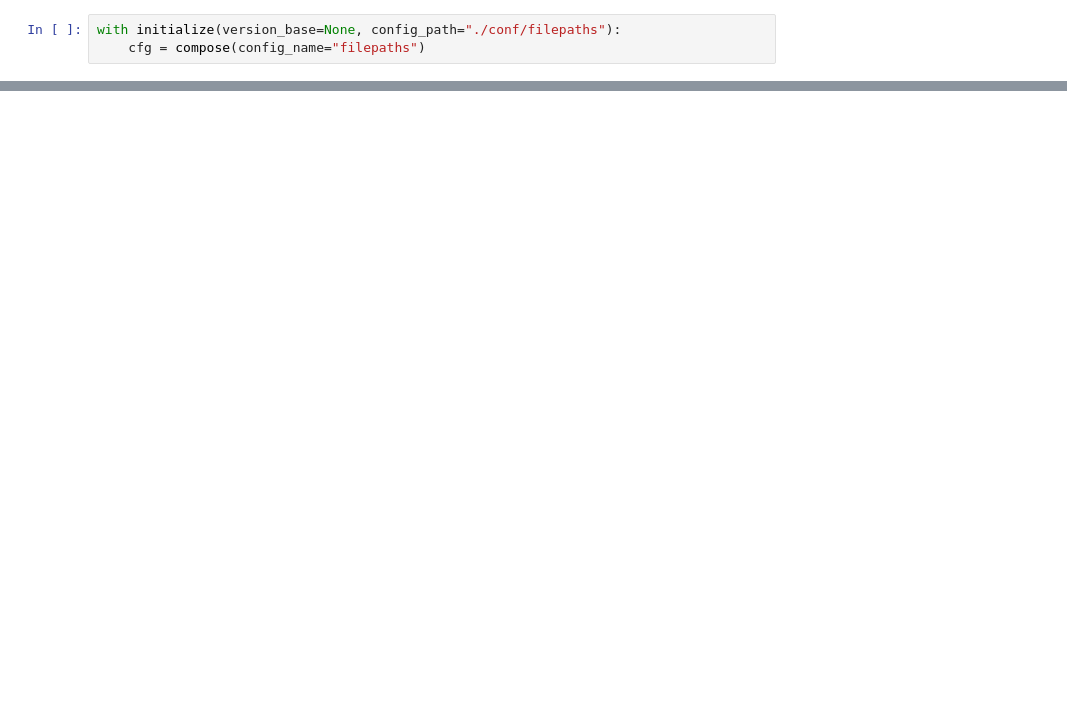
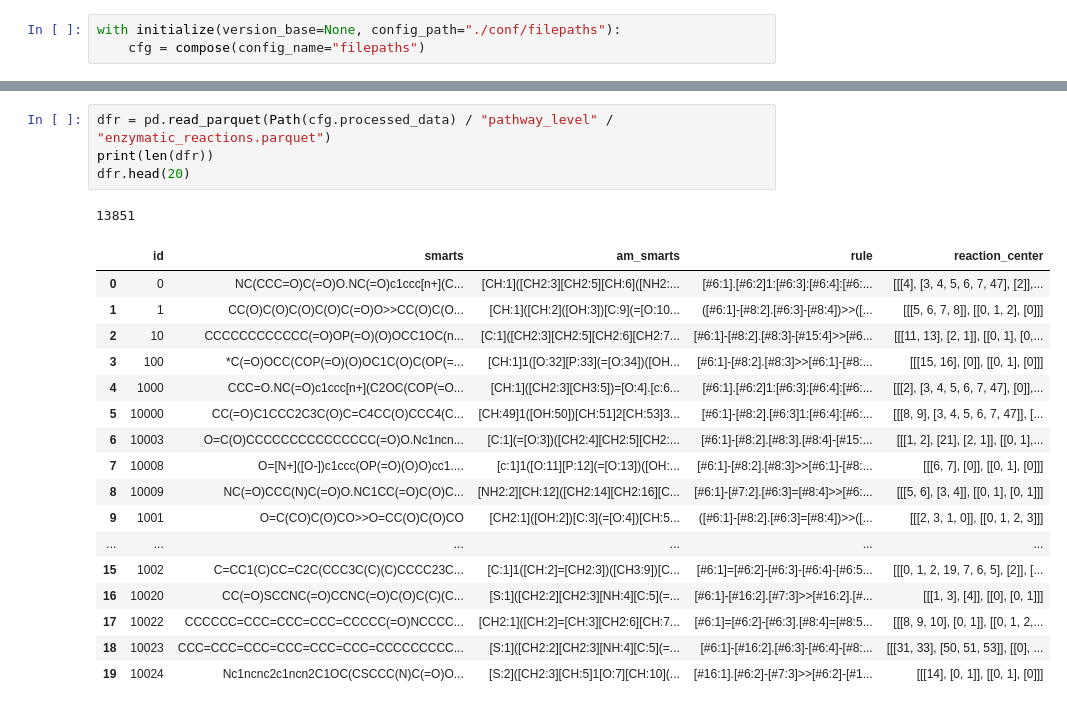
Before and after one commit to stefanpate/enz-rxn-data, a Jupyter notebook: check_reaction_mapping.ipynb, the cells around one changed output, grey strips where cells are left out. Drawn from its saved outputs; the diff is of its cells as text; blank space fills up the shorter version.

```diff
--- a/check_reaction_mapping.ipynb
+++ b/check_reaction_mapping.ipynb
@@ -30,0 +47,23 @@ df.head(20)
+# %%
+dfr = pd.read_parquet(Path(cfg.processed_data) / "pathway_level" / "enzymatic_reactions.parquet")
+print(len(dfr))
+dfr.head(20)
+# %% [output]
+13851
+|  | id | smarts | am_smarts | rule | reaction_center |
+| 0 | 0 | NC(CCC=O)C(=O)O.NC(=O)c1ccc[n+](C... | [CH:1]([CH2:3][CH2:5][CH:6]([NH2:... | [#6:1].[#6:2]1:[#6:3]:[#6:4]:[#6:... | [[[4], [3, 4, 5, 6, 7, 47], [2]],... |
+| 1 | 1 | CC(O)C(O)C(O)C(O)C(=O)O>>CC(O)C(O... | [CH:1]([CH:2]([OH:3])[C:9](=[O:10... | ([#6:1]-[#8:2].[#6:3]-[#8:4])>>([... | [[[5, 6, 7, 8]], [[0, 1, 2], [0]]] |
+| 2 | 10 | CCCCCCCCCCCC(=O)OP(=O)(O)OCC1OC(n... | [C:1]([CH2:3][CH2:5][CH2:6][CH2:7... | [#6:1]-[#8:2].[#8:3]-[#15:4]>>[#6... | [[[11, 13], [2, 1]], [[0, 1], [0,... |
+| 3 | 100 | *C(=O)OCC(COP(=O)(O)OC1C(O)C(OP(=... | [CH:1]1([O:32][P:33](=[O:34])([OH... | [#6:1]-[#8:2].[#8:3]>>[#6:1]-[#8:... | [[[15, 16], [0]], [[0, 1], [0]]] |
+| 4 | 1000 | CCC=O.NC(=O)c1ccc[n+](C2OC(COP(=O... | [CH:1]([CH2:3][CH3:5])=[O:4].[c:6... | [#6:1].[#6:2]1:[#6:3]:[#6:4]:[#6:... | [[[2], [3, 4, 5, 6, 7, 47], [0]],... |
+| 5 | 10000 | CC(=O)C1CCC2C3C(O)C=C4CC(O)CCC4(C... | [CH:49]1([OH:50])[CH:51]2[CH:53]3... | [#6:1]-[#8:2].[#6:3]1:[#6:4]:[#6:... | [[[8, 9], [3, 4, 5, 6, 7, 47]], [... |
+| 6 | 10003 | O=C(O)CCCCCCCCCCCCCCC(=O)O.Nc1ncn... | [C:1](=[O:3])([CH2:4][CH2:5][CH2:... | [#6:1]-[#8:2].[#8:3].[#8:4]-[#15:... | [[[1, 2], [21], [2, 1]], [[0, 1],... |
+| 7 | 10008 | O=[N+]([O-])c1ccc(OP(=O)(O)O)cc1.... | [c:1]1([O:11][P:12](=[O:13])([OH:... | [#6:1]-[#8:2].[#8:3]>>[#6:1]-[#8:... | [[[6, 7], [0]], [[0, 1], [0]]] |
+| 8 | 10009 | NC(=O)CCC(N)C(=O)O.NC1CC(=O)C(O)C... | [NH2:2][CH:12]([CH2:14][CH2:16][C... | [#6:1]-[#7:2].[#6:3]=[#8:4]>>[#6:... | [[[5, 6], [3, 4]], [[0, 1], [0, 1]]] |
+| 9 | 1001 | O=C(CO)C(O)CO>>O=CC(O)C(O)CO | [CH2:1]([OH:2])[C:3](=[O:4])[CH:5... | ([#6:1]-[#8:2].[#6:3]=[#8:4])>>([... | [[[2, 3, 1, 0]], [[0, 1, 2, 3]]] |
+| ... | ... | ... | ... | ... | ... |
+| 15 | 1002 | C=CC1(C)CC=C2C(CCC3C(C)(C)CCCC23C... | [C:1]1([CH:2]=[CH2:3])([CH3:9])[C... | [#6:1]=[#6:2]-[#6:3]-[#6:4]-[#6:5... | [[[0, 1, 2, 19, 7, 6, 5], [2]], [... |
+| 16 | 10020 | CC(=O)SCCNC(=O)CCNC(=O)C(O)C(C)(C... | [S:1]([CH2:2][CH2:3][NH:4][C:5](=... | [#6:1]-[#16:2].[#7:3]>>[#16:2].[#... | [[[1, 3], [4]], [[0], [0, 1]]] |
+| 17 | 10022 | CCCCCC=CCC=CCC=CCC=CCCCC(=O)NCCCC... | [CH2:1]([CH:2]=[CH:3][CH2:6][CH:7... | [#6:1]=[#6:2]-[#6:3].[#8:4]=[#8:5... | [[[8, 9, 10], [0, 1]], [[0, 1, 2,... |
+| 18 | 10023 | CCC=CCC=CCC=CCC=CCC=CCC=CCCCCCCCC... | [S:1]([CH2:2][CH2:3][NH:4][C:5](=... | [#6:1]-[#16:2].[#6:3]-[#6:4]-[#8:... | [[[31, 33], [50, 51, 53]], [[0], ... |
+| 19 | 10024 | Nc1ncnc2c1ncn2C1OC(CSCCC(N)C(=O)O... | [S:2]([CH2:3][CH:5]1[O:7][CH:10](... | [#16:1].[#6:2]-[#7:3]>>[#6:2]-[#1... | [[[14], [0, 1]], [[0, 1], [0]]] |
```
Also changed, not shown: parts of 6 cells of this notebook, 2 other files.
